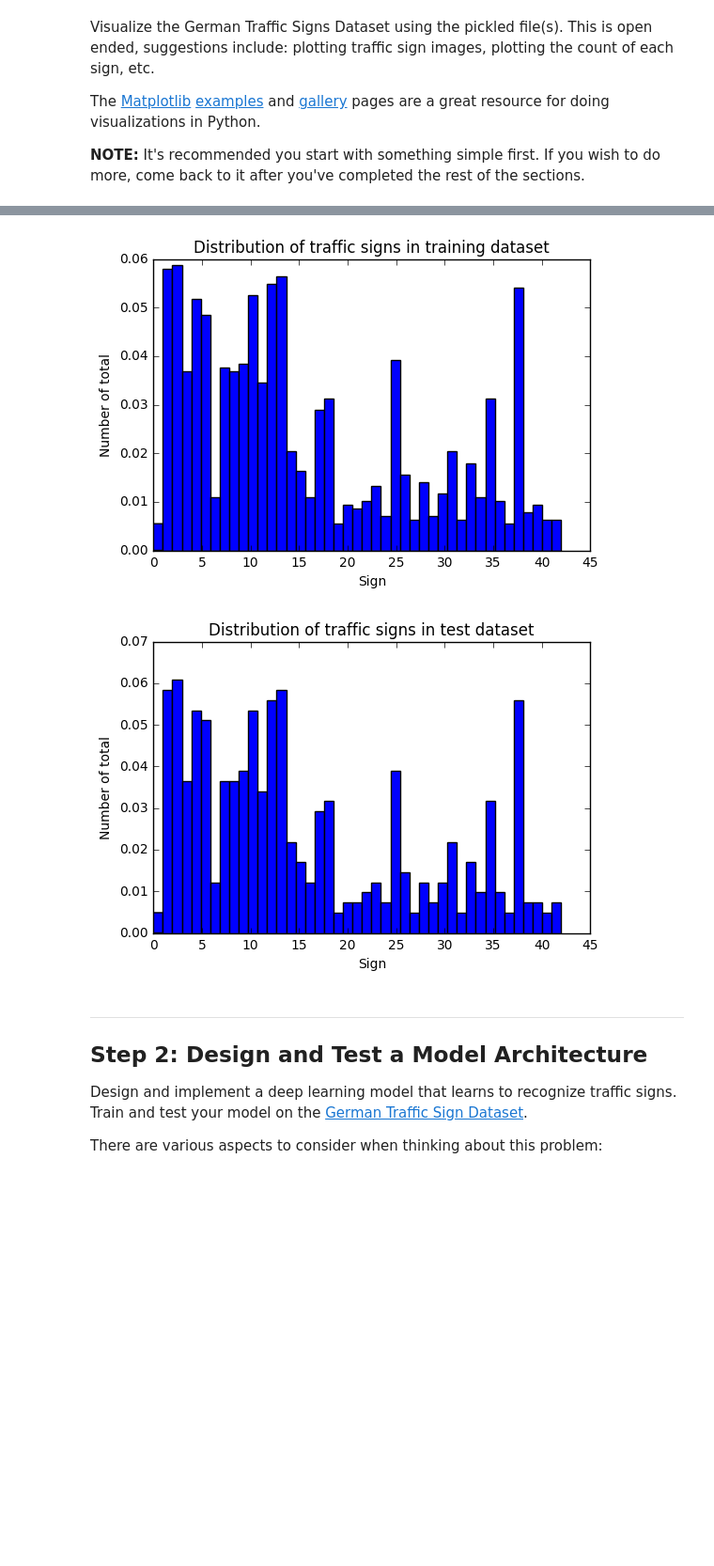
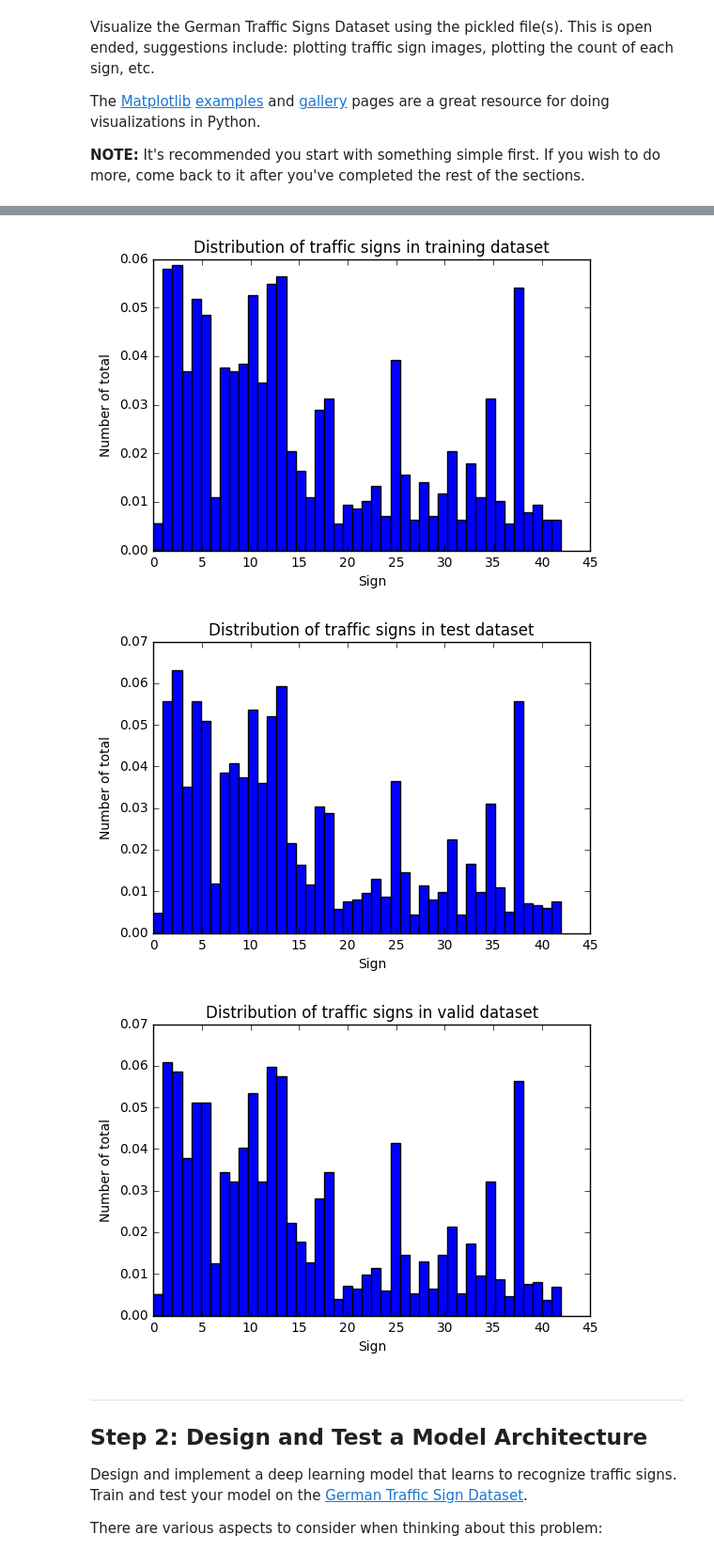
Before and after one commit to Nixoxo/Taffic-Sign-Classifier, a Jupyter notebook: Traffic_Sign_Classifier.ipynb, the cells around one changed output, grey strips where cells are left out. Shown at 94% size. Drawn from its saved outputs; the diff is of its cells as text; code cells hidden in the pictures; blank space fills up the shorter version.

```diff
--- a/Traffic_Sign_Classifier.ipynb
+++ b/Traffic_Sign_Classifier.ipynb
@@ -34,0 +23,4 @@ X_test, y_test = test['features'], test['labels']
+# %%
+from trscripts.datasets import german_traffic_signs
+germanTrafficSign = german_traffic_signs.GermanTrafficSigns()
+germanTrafficSign.download()
@@ -35,3 +33,15 @@ X_test, y_test = test['features'], test['labels']
+# %%
+X_train, y_train, X_test, y_test = germanTrafficSign.get_data()
+X = X_test
+y = y_test
+# %%
+# Shuffle
+from sklearn.utils import shuffle
+X_train, y_train = shuffle(X_train, y_train)
+# %%
+# test / valid split
+from sklearn.model_selection import train_test_split
+X_test, X_valid, y_test, y_valid = train_test_split(X, y, test_size=0.5, random_state=42)
 # %% [markdown]
 ---
 
@@ -118,18 +116,25 @@ for row in range(2):
 # %%
 plt.title("Distribution of traffic signs in training dataset")
 plt.xlabel("Sign")
 plt.ylabel("Number of total")
 plt.hist(y_train, bins=n_classes, normed=True)
 plt.show()
 
 plt.title("Distribution of traffic signs in test dataset")
 plt.xlabel("Sign")
 plt.ylabel("Number of total")
 plt.hist(y_test, bins=n_classes, normed=True)
 plt.show()
+
+plt.title("Distribution of traffic signs in valid dataset")
+plt.xlabel("Sign")
+plt.ylabel("Number of total")
+plt.hist(y_valid, bins=n_classes, normed=True)
+plt.show()
 # %% [output]
 [figure]
-[figure, old version]
+[figure, new version]
+[figure, added]
 # %% [markdown]
 ----
 
```
Also changed, not shown: parts of 29 cells of this notebook, 5 other files.
